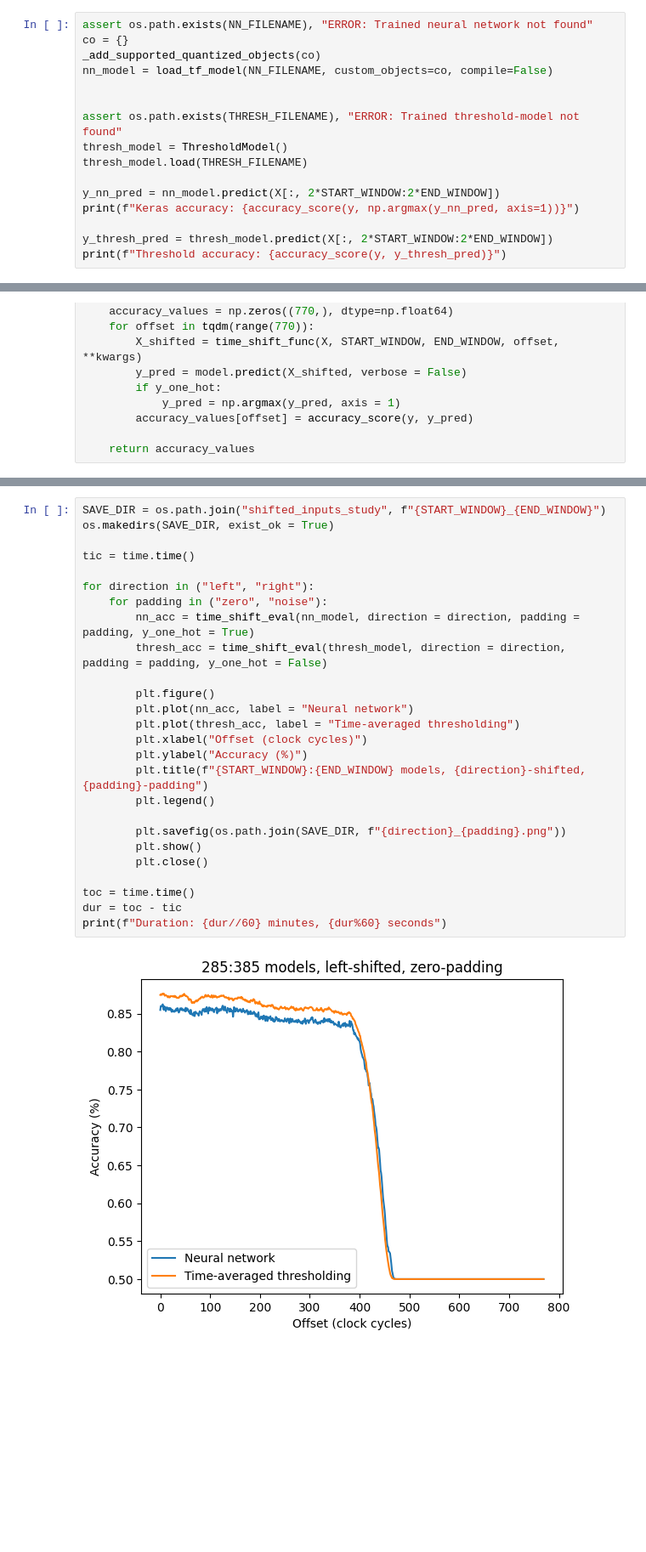
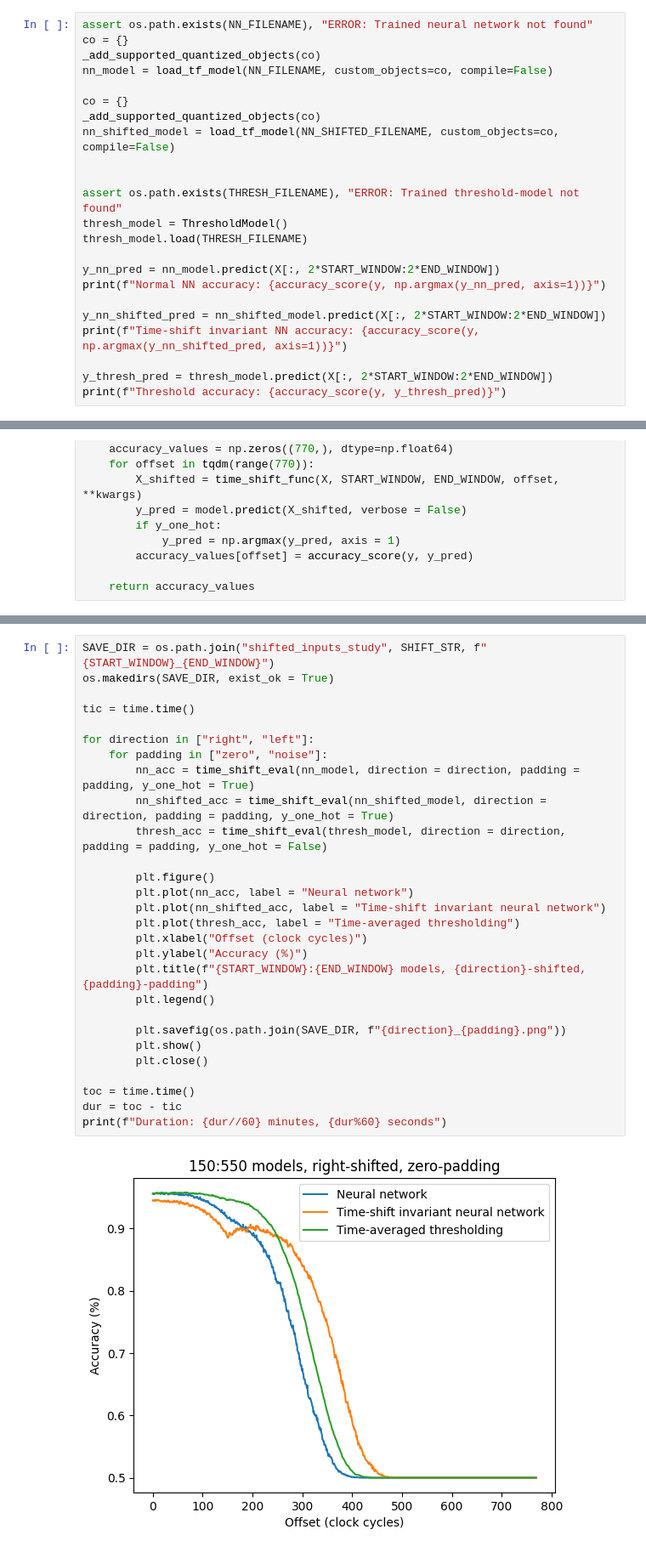
Before and after one commit to abdelabd/ml-quantum-readout, a Jupyter notebook: notebooks/time_shift_robustness.ipynb, the cells around one changed output, grey strips where cells are left out. Shown: that part at 85% size. Saved outputs shown, nothing was run; the diff lists cells and outputs as text; blank space fills up the shorter version.

Commit message:
added testing of time-shift-invariant NN

```diff
--- a/notebooks/time_shift_robustness.ipynb
+++ b/notebooks/time_shift_robustness.ipynb
@@ -82,6 +99,10 @@ assert os.path.exists(NN_FILENAME), "ERROR: Trained neural network not found"
 co = {}
 _add_supported_quantized_objects(co)
 nn_model = load_tf_model(NN_FILENAME, custom_objects=co, compile=False)
+
+co = {}
+_add_supported_quantized_objects(co)
+nn_shifted_model = load_tf_model(NN_SHIFTED_FILENAME, custom_objects=co, compile=False)
 
 
 assert os.path.exists(THRESH_FILENAME), "ERROR: Trained threshold-model not found"
@@ -89,7 +110,10 @@ thresh_model = ThresholdModel()
 thresh_model.load(THRESH_FILENAME)
 
 y_nn_pred = nn_model.predict(X[:, 2*START_WINDOW:2*END_WINDOW])
-print(f"Keras accuracy: {accuracy_score(y, np.argmax(y_nn_pred, axis=1))}")
+print(f"Normal NN accuracy: {accuracy_score(y, np.argmax(y_nn_pred, axis=1))}")
+
+y_nn_shifted_pred = nn_shifted_model.predict(X[:, 2*START_WINDOW:2*END_WINDOW])
+print(f"Time-shift invariant NN accuracy: {accuracy_score(y, np.argmax(y_nn_shifted_pred, axis=1))}")
 
 y_thresh_pred = thresh_model.predict(X[:, 2*START_WINDOW:2*END_WINDOW])
 print(f"Threshold accuracy: {accuracy_score(y, y_thresh_pred)}")
@@ -190,28 +221,30 @@ def time_shift_eval(model,
 # %%
-SAVE_DIR = os.path.join("shifted_inputs_study", f"{START_WINDOW}_{END_WINDOW}")
+SAVE_DIR = os.path.join("shifted_inputs_study", SHIFT_STR, f"{START_WINDOW}_{END_WINDOW}")
 os.makedirs(SAVE_DIR, exist_ok = True)
 
 tic = time.time()
 
-for direction in ("left", "right"):
-    for padding in ("zero", "noise"):
+for direction in ["right", "left"]:
+    for padding in ["zero", "noise"]:
         nn_acc = time_shift_eval(nn_model, direction = direction, padding = padding, y_one_hot = True)
+        nn_shifted_acc = time_shift_eval(nn_shifted_model, direction = direction, padding = padding, y_one_hot = True)
         thresh_acc = time_shift_eval(thresh_model, direction = direction, padding = padding, y_one_hot = False)
 
         plt.figure()
         plt.plot(nn_acc, label = "Neural network")
+        plt.plot(nn_shifted_acc, label = "Time-shift invariant neural network")
         plt.plot(thresh_acc, label = "Time-averaged thresholding")
         plt.xlabel("Offset (clock cycles)")
         plt.ylabel("Accuracy (%)")
         plt.title(f"{START_WINDOW}:{END_WINDOW} models, {direction}-shifted, {padding}-padding")
         plt.legend()
 
         plt.savefig(os.path.join(SAVE_DIR, f"{direction}_{padding}.png"))
         plt.show()
         plt.close()
 
 toc = time.time()
 dur = toc - tic
 print(f"Duration: {dur//60} minutes, {dur%60} seconds")
 # %% [output]
-[figure, old version]
+[figure, new version]
```
Also changed, not shown: parts of 6 cells of this notebook.
